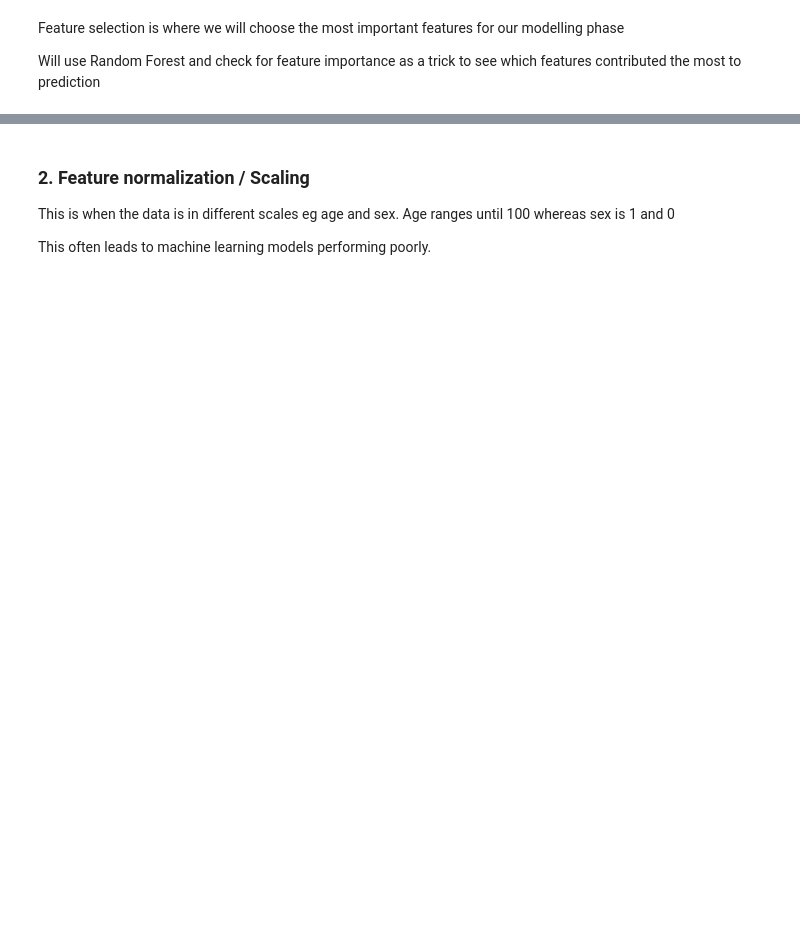
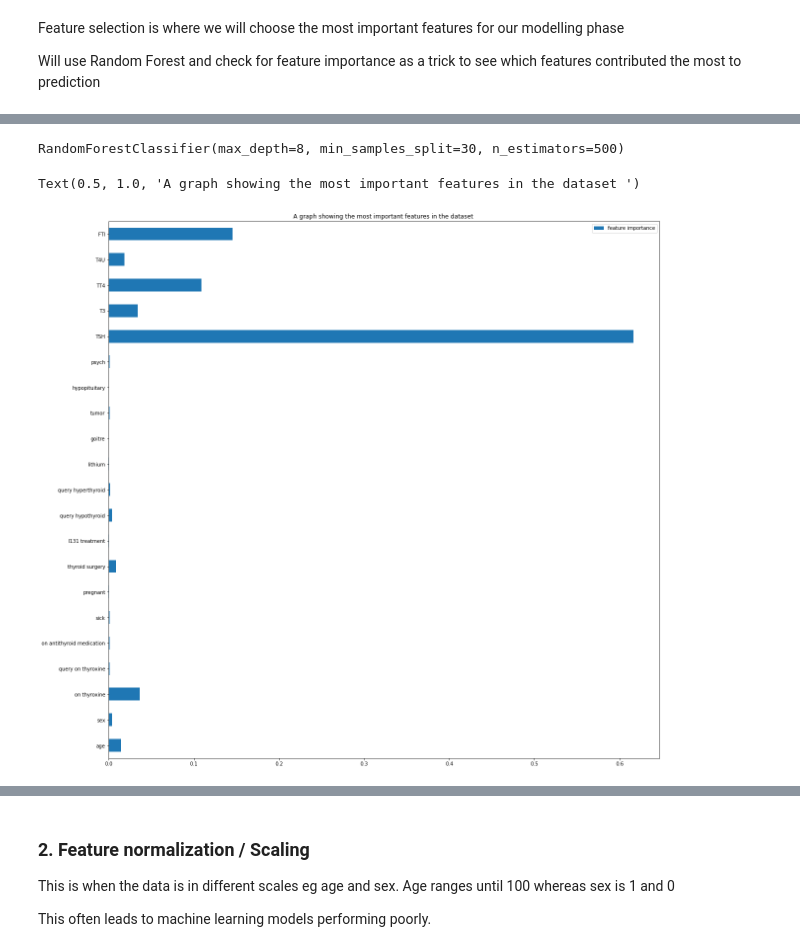
Before and after one commit to mbururyan/Hypothyroid-Disease-Detection-System, a Jupyter notebook: modeling.ipynb, the cells around one changed output, grey strips where cells are left out. Drawn from its saved outputs; the diff is of its cells as text; code cells hidden in the pictures; blank space fills up the shorter version.

Commit message:
done feature selection

```diff
--- a/modeling.ipynb
+++ b/modeling.ipynb
@@ -128,3 +128,14 @@ data
 Feature selection is where we will choose the most important features for our modelling phase
 
 Will use Random Forest and check for feature importance as a trick to see which features contributed the most to prediction
+# %%
+# Will split the data into arrays of data i.e X and y using the traintest split module
+from sklearn.model_selection import train_test_split
+# X are the features
+# y is the label
+X = data.loc[:, 'age' : 'FTI'].values
+y = data['output'].values
+# Will split X and y into training data and testing data of 80% and 20% splits
+X_train, X_test, y_train, y_test = train_test_split(X, y, test_size = 0.2, random_state = 42)
+
+X_test
@@ -130,0 +150,21 @@ Will use Random Forest and check for feature importance as a trick to see which
+# %%
+# Will quickly build a random forest model and check for feature importance
+
+from sklearn.ensemble import RandomForestClassifier
+forest = RandomForestClassifier(n_estimators = 500, max_depth = 8, min_samples_split = 30)
+forest.fit(X_train, y_train)
+# %% [output]
+RandomForestClassifier(max_depth=8, min_samples_split=30, n_estimators=500)
+# %%
+# Will check for feature importance, as thats our main priority
+X_columns = data.loc[:, 'age' : 'FTI']
+df_FI = pd.DataFrame(forest.feature_importances_, X_columns.columns, columns = ['feature importance'])
+
+# Will first import plotting module
+import matplotlib.pyplot as plt
+# Plot the dataframe as a horizontal bar graph of its values
+df_FI.plot(kind = 'barh', figsize = (20, 20))
+plt.title('A graph showing the most important features in the dataset ')
+# %% [output]
+Text(0.5, 1.0, 'A graph showing the most important features in the dataset ')
+[figure, added]
```
Also changed, not shown: parts of 5 cells of this notebook.
